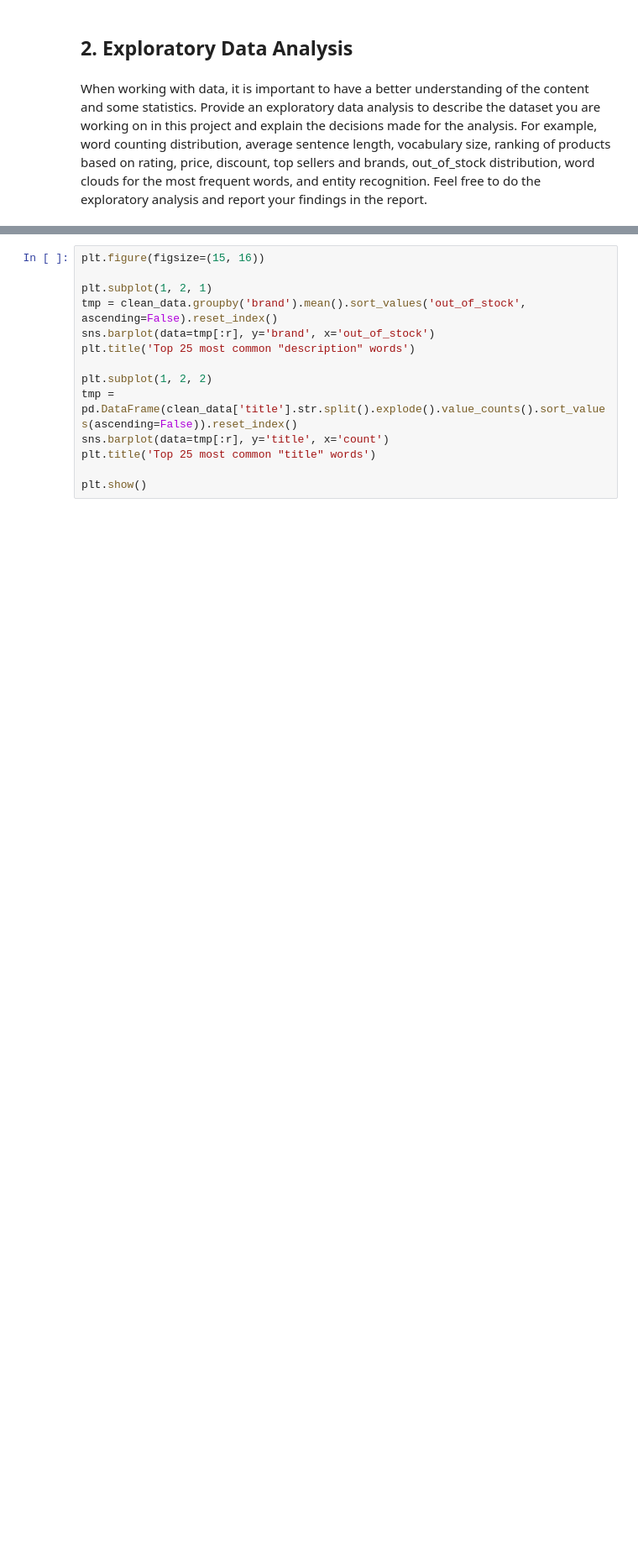
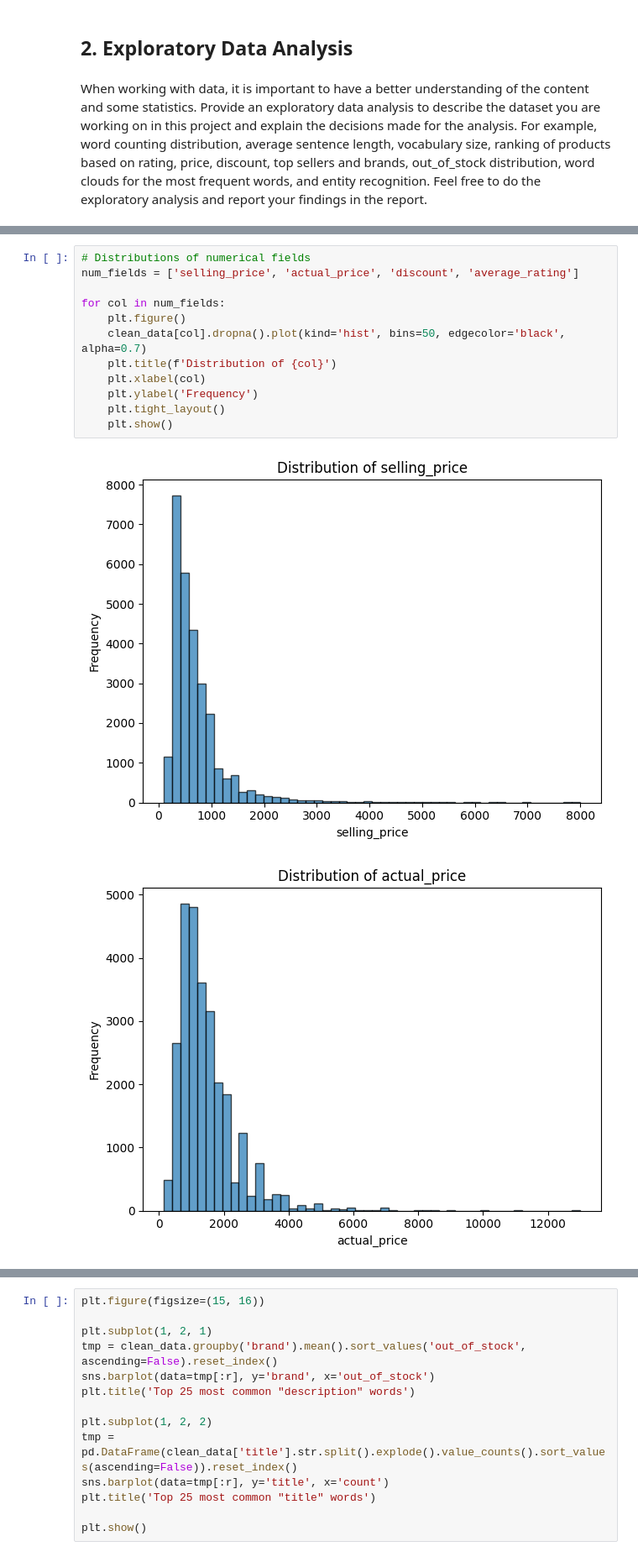
Before and after one commit to LucaFranceschi01/IRWA-2025-G23, a Jupyter notebook: project_progress/part_1/processing_and_eda.ipynb, the cells around one changed output, grey strips where cells are left out. Shown at 84% size. Cells and saved outputs as stored; diff of their text form; blank space fills up the shorter version.

```diff
--- a/project_progress/part_1/processing_and_eda.ipynb
+++ b/project_progress/part_1/processing_and_eda.ipynb
@@ -134,0 +257,15 @@ print(f'Vocabulary size is {clean_data['description'].str.split().explode().nuni
+# %%
+# Distributions of numerical fields
+num_fields = ['selling_price', 'actual_price', 'discount', 'average_rating']
+
+for col in num_fields:
+    plt.figure()
+    clean_data[col].dropna().plot(kind='hist', bins=50, edgecolor='black', alpha=0.7)
+    plt.title(f'Distribution of {col}')
+    plt.xlabel(col)
+    plt.ylabel('Frequency')
+    plt.tight_layout()
+    plt.show()
+# %% [output]
+[figure, added]
+[figure, added]
```
Also changed, not shown: parts of 19 cells of this notebook.
